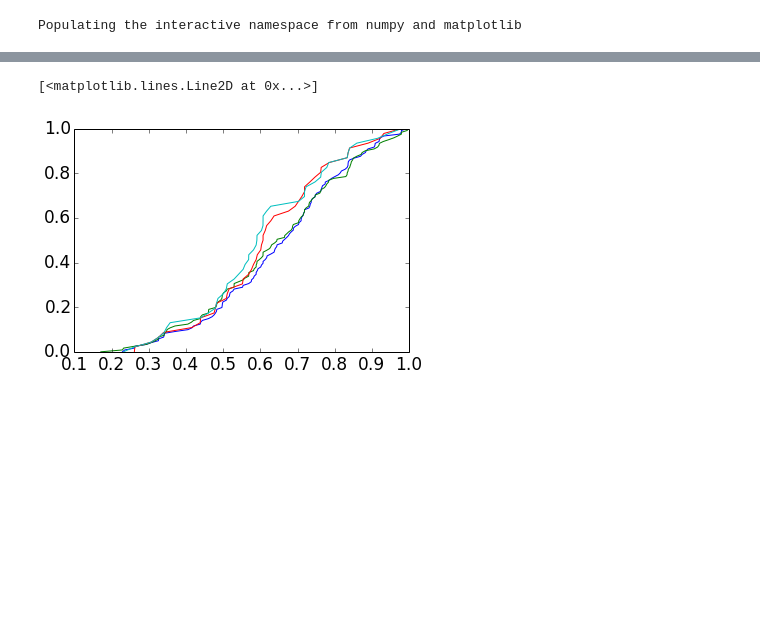
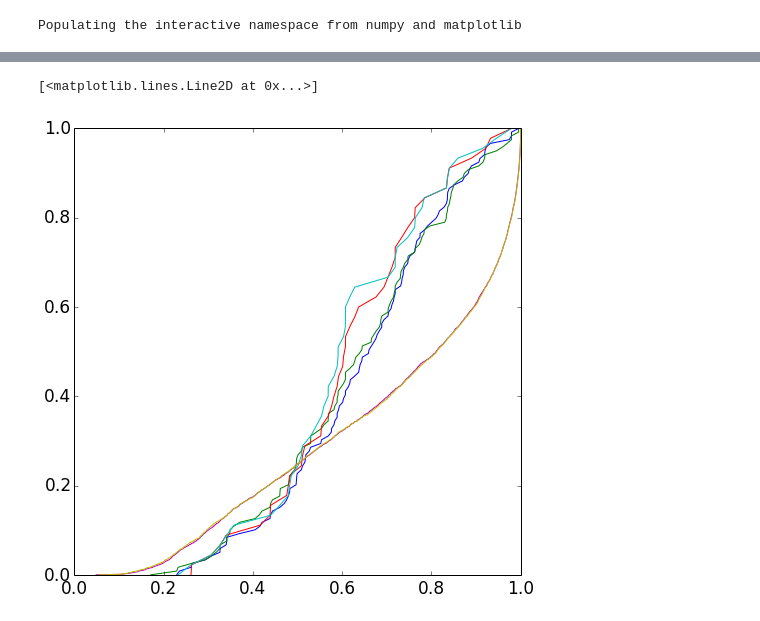
Before and after one commit to forero/LGEnvironment, a Jupyter notebook: code/AnalyzeData.ipynb, the cells around one changed output, grey strips where cells are left out. Saved outputs shown, nothing was run; the diff lists cells and outputs as text; code cells hidden in the pictures; blank space fills up the shorter version.

Commit message:
new results with the LG general sample

```diff
--- a/code/AnalyzeData.ipynb
+++ b/code/AnalyzeData.ipynb
@@ -5,6 +5,7 @@ Populating the interactive namespace from numpy and matplotlib
 # %%
 font = {'size':17}
 matplotlib.rc('font', **font)
+rcParams['figure.figsize'] = 8, 8
 # %%
 LAMBDA_1A = 0
 LAMBDA_2A = 1
@@ -33,14 +34,30 @@ HALO_XB = 4
 HALO_YB = 5
 HALO_ZB = 6
 HALO_MASS_B=7
+HALO_NORMAL_X=8
+HALO_NORMAL_Y=9
+HALO_NORMAL_Z=10
 PEAK = 3
 FILAMENT = 2
 SHEET = 1
 VOID = 0
 # %%
-web_data_2S = loadtxt("../data/Tweb256_pairs2s.dat")
-web_data_3S = loadtxt("../data/Tweb256_pairs3s.dat")
-halo_data_2S = loadtxt("../data/pairs2s.txt")
-halo_data_3S = loadtxt("../data/pairs3s.txt")
+web_data_2S = loadtxt("../data/2sigma/Tweb256_pairs2s.dat")
+web_data_3S = loadtxt("../data/3sigma/Tweb256_pairs3s.dat")
+web_data_ALL = loadtxt("../data/general/Tweb256_lgsample_vrn.dat")
+halo_data_2S = loadtxt("../data/2sigma/data_pairs2s.txt")
+halo_data_3S = loadtxt("../data/3sigma/data_pairs3s.txt")
+halo_data_ALL = loadtxt("../data/general/data_lgsample_vrn.txt")
+
+print shape(halo_data_ALL)
+#removing NaN
+notnan = where(logical_not(isnan(halo_data_ALL[:,HALO_NORMAL_Z])))
+notnan = notnan[0]
+halo_data_ALL = halo_data_ALL[notnan,:]
+web_data_ALL = web_data_ALL[notnan,:]
+print shape(halo_data_ALL)
+
 n_2S = size(halo_data_2S[:,0])
 n_3S = size(halo_data_3S[:,0])
+n_ALL = size(halo_data_ALL[:,0])
+print n_ALL
@@ -88,3 +109,6 @@ FA_halo_A_2S = fractional_anisotropy(web_data_2S[:,LAMBDA_1A], web_data_2S[:, LA
 FA_halo_B_2S = fractional_anisotropy(web_data_2S[:,LAMBDA_1B], web_data_2S[:, LAMBDA_2B], web_data_2S[:, LAMBDA_3B])
 FA_halo_A_3S = fractional_anisotropy(web_data_3S[:,LAMBDA_1A], web_data_3S[:, LAMBDA_2A], web_data_3S[:, LAMBDA_3A])
 FA_halo_B_3S = fractional_anisotropy(web_data_3S[:,LAMBDA_1B], web_data_3S[:, LAMBDA_2B], web_data_3S[:, LAMBDA_3B])
+FA_halo_A_ALL = fractional_anisotropy(web_data_ALL[:,LAMBDA_1A], web_data_ALL[:, LAMBDA_2A], web_data_ALL[:, LAMBDA_3A])
+FA_halo_B_ALL = fractional_anisotropy(web_data_ALL[:,LAMBDA_1B], web_data_ALL[:, LAMBDA_2B], web_data_ALL[:, LAMBDA_3B])
+print size(FA_halo_A_ALL), size(web_data_ALL)
@@ -123,11 +155,13 @@ plot(env_halo_A_2S)
 # %%
 plot(sort(FA_halo_A_3S), linspace(0,1.0,n_3S))
 plot(sort(FA_halo_B_3S), linspace(0,1.0,n_3S))
 plot(sort(FA_halo_A_2S), linspace(0,1.0,n_2S))
 plot(sort(FA_halo_B_2S), linspace(0,1.0,n_2S))
+plot(sort(FA_halo_A_ALL), linspace(0,1.0,n_ALL))
+plot(sort(FA_halo_B_ALL), linspace(0,1.0,n_ALL))
 # %% [output]
 [<matplotlib.lines.Line2D at 0x...>]
-[figure, old version]
+[figure, new version]
 # %%
 plot(sort(abs(FA_halo_A_2S - FA_halo_B_2S)), linspace(0,1.0,n_2S))
 plot(sort(abs(FA_halo_A_3S - FA_halo_B_3S)), linspace(0,1.0,n_3S))
```
Also changed, not shown: parts of 30 cells of this notebook.
